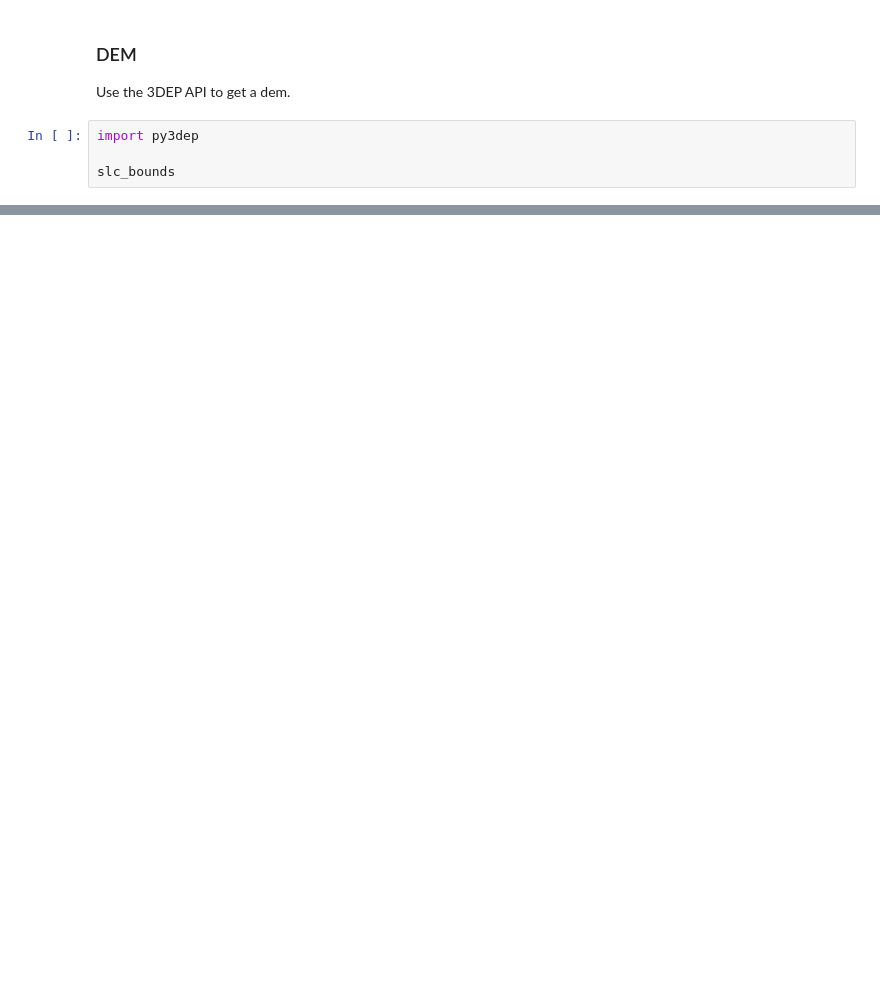
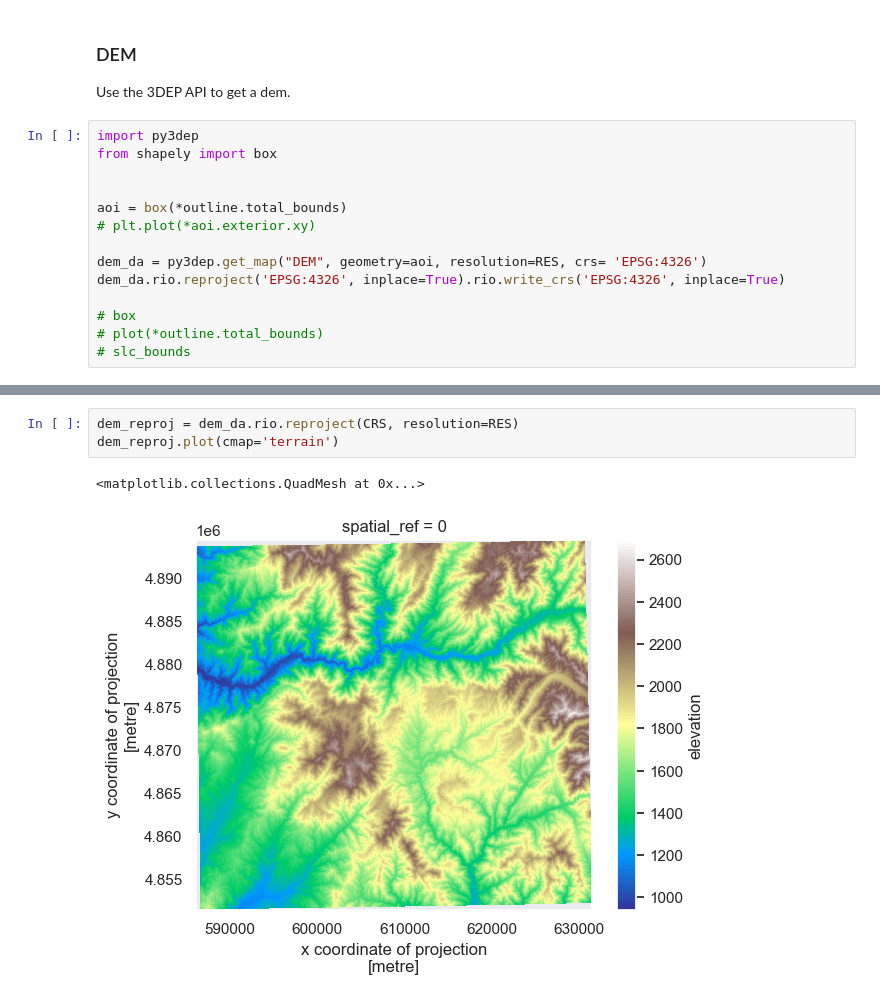
Before and after one commit to julober/snowex_uavsar_coherence, a Jupyter notebook: notebooks/01_data_download_and_prep.ipynb, the cells around one changed output, grey strips where cells are left out. Saved outputs shown, nothing was run; the diff lists cells and outputs as text; blank space fills up the shorter version.

```diff
--- a/notebooks/01_data_download_and_prep.ipynb
+++ b/notebooks/01_data_download_and_prep.ipynb
@@ -391,5 +409,15 @@ plt.show()
 Use the 3DEP API to get a dem.
 # %%
 import py3dep
+from shapely import box
 
-slc_bounds
+
+aoi = box(*outline.total_bounds)
+# plt.plot(*aoi.exterior.xy)
+
+dem_da = py3dep.get_map("DEM", geometry=aoi, resolution=RES, crs= 'EPSG:4326')
+dem_da.rio.reproject('EPSG:4326', inplace=True).rio.write_crs('EPSG:4326', inplace=True)
+
+# box
+# plot(*outline.total_bounds)
+# slc_bounds
@@ -395,0 +442,6 @@ slc_bounds
+# %%
+dem_reproj = dem_da.rio.reproject(CRS, resolution=RES)
+dem_reproj.plot(cmap='terrain')
+# %% [output]
+<matplotlib.collections.QuadMesh at 0x...>
+[figure, added]
```
Also changed, not shown: parts of 7 cells of this notebook.
